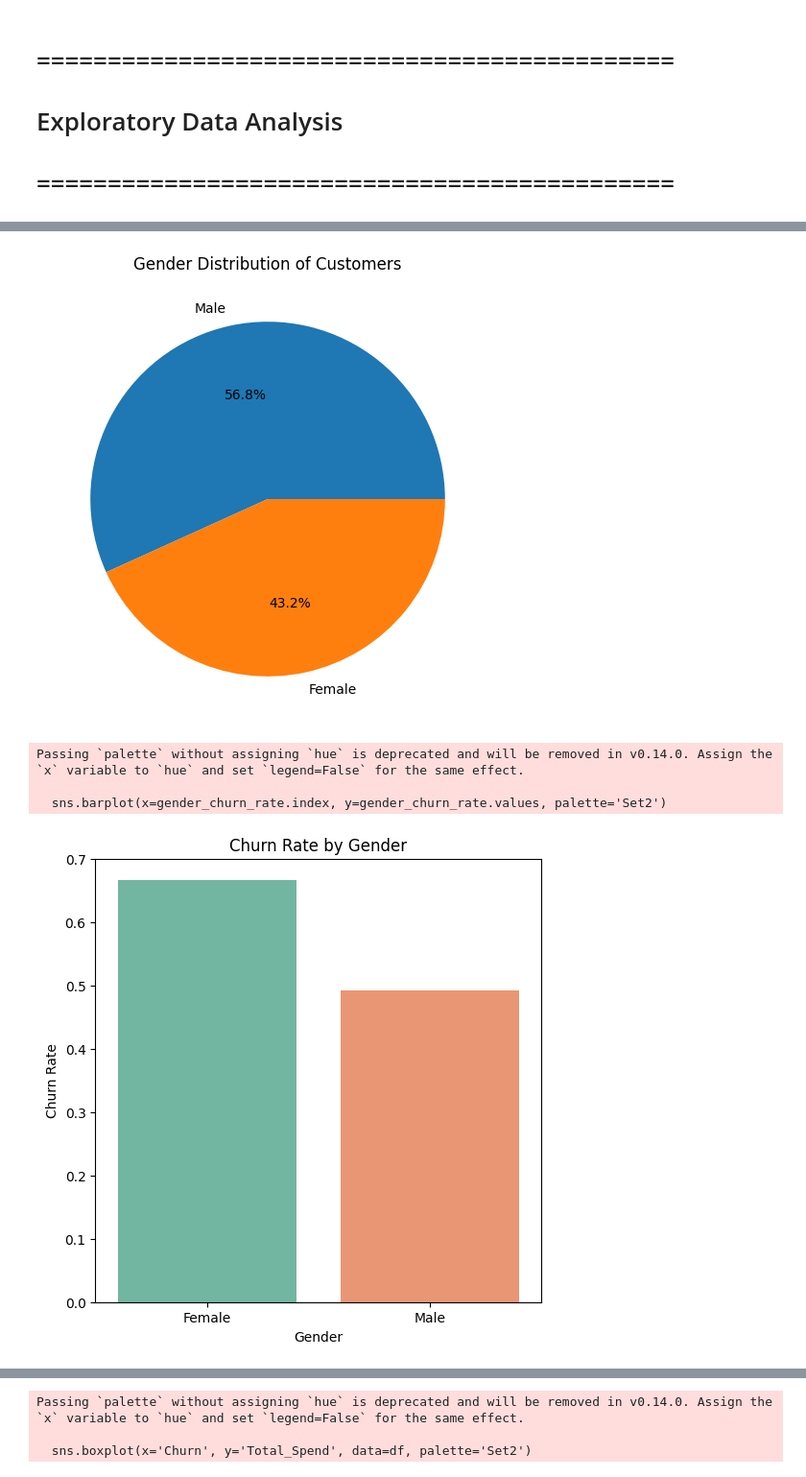
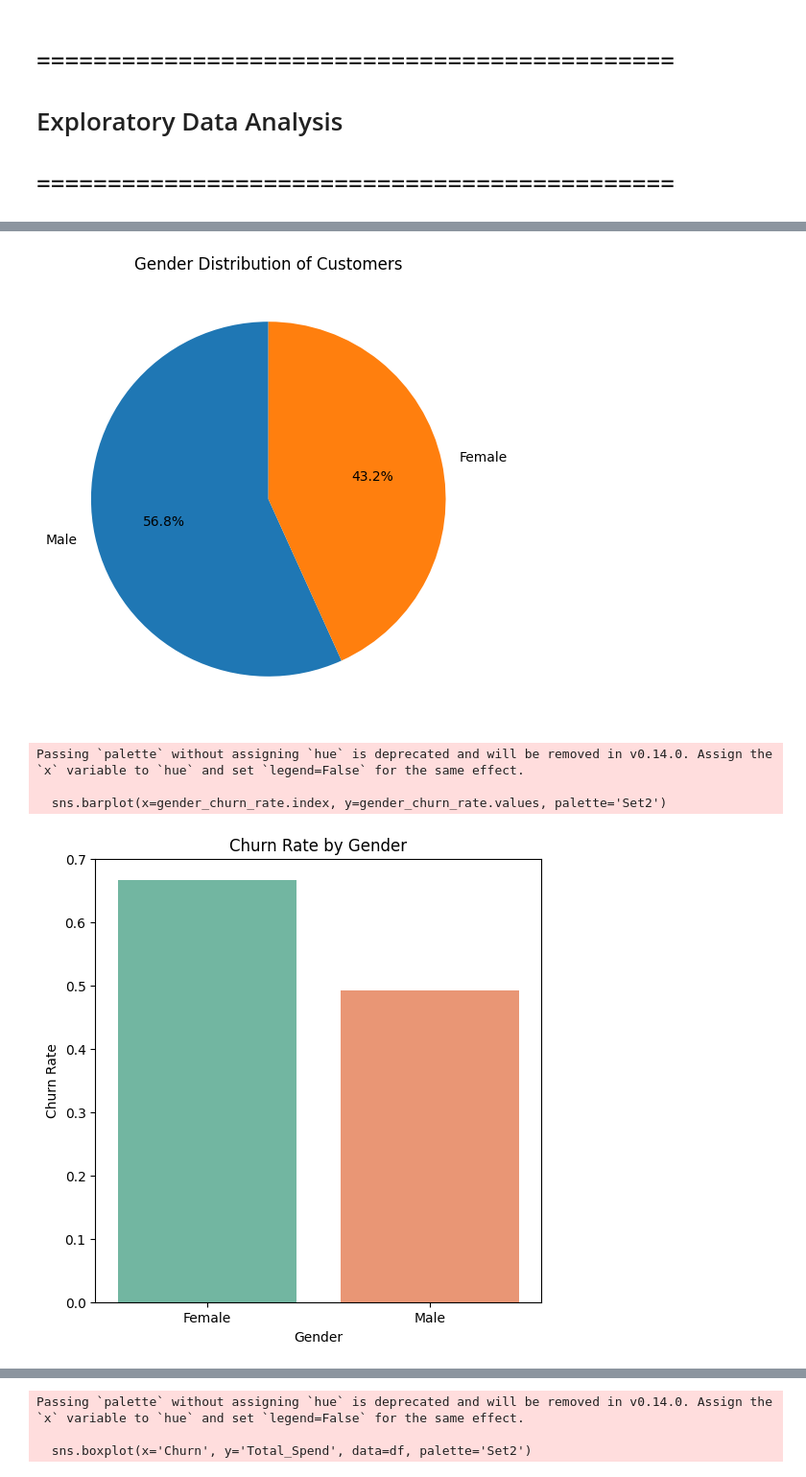
Before and after one commit to RaisunLakra/churn-Rate-Prediction, a Jupyter notebook: Notebook/Untitled.ipynb, the cells around one changed output, grey strips where cells are left out. Shown at 96% size. Saved outputs shown, nothing was run; the diff lists cells and outputs as text; code cells hidden in the pictures.

Commit message:
Included meaningfull insights for eda and save the images

```diff
--- a/Notebook/Untitled.ipynb
+++ b/Notebook/Untitled.ipynb
@@ -290,22 +337,38 @@ Passing `palette` without assigning `hue` is deprecated and will be removed in v
-# %%
-plt.figure(figsize=(6, 6))
-gender_counts = df['Gender'].value_counts()
-plt.pie(gender_counts, labels=gender_counts.index, autopct='%1.1f%%')
-plt.title('Gender Distribution of Customers')
-plt.show()
-# %% [output]
-[figure, removed]
-# %%
-gender_churn_rate = df.groupby('Gender')['Churn'].mean()
-
-plt.figure(figsize=(6, 6))
-sns.barplot(x=gender_churn_rate.index, y=gender_churn_rate.values, palette='Set2')
-plt.xlabel('Gender')
-plt.ylabel('Churn Rate')
-plt.title('Churn Rate by Gender')
-plt.show()
-# %% [output]
-Passing `palette` without assigning `hue` is deprecated and will be removed in v0.14.0. Assign the `x` variable to `hue` and set `legend=False` for the same effect.
-
-  sns.barplot(x=gender_churn_rate.index, y=gender_churn_rate.values, palette='Set2')
-[figure, removed]
+# %%
+# Gender Distribution Plot
+plt.figure(figsize=(6, 6))
+gender_counts = df['Gender'].value_counts()
+plt.pie(gender_counts, labels=gender_counts.index, autopct='%1.1f%%', startangle=90)
+plt.title('Gender Distribution of Customers')
+plt.savefig('../images/gender_distribution.png')
+plt.show()
+
+# Churn Rate by Gender Plot
+gender_churn_rate = df.groupby('Gender')['Churn'].mean()
+
+plt.figure(figsize=(6, 6))
+sns.barplot(x=gender_churn_rate.index, y=gender_churn_rate.values, palette='Set2')
+plt.xlabel('Gender')
+plt.ylabel('Churn Rate')
+plt.title('Churn Rate by Gender')
+plt.savefig('../images/churn_rate_by_gender.png')
+plt.show()
+
+# Print Gender Distribution (Count and Percentage)
+print("Gender Distribution:\n")
+gender_percent = df['Gender'].value_counts(normalize=True) * 100
+gender_dist_df = pd.DataFrame({
+    'Count': gender_counts,
+    'Percentage': gender_percent.round(2)
+})
+print(gender_dist_df)
+
+# Print Churn Rate by Gender
+print("\nChurn Rate by Gender:\n")
+print(gender_churn_rate.round(4))
+# %% [output]
+[figure, added]
+Passing `palette` without assigning `hue` is deprecated and will be removed in v0.14.0. Assign the `x` variable to `hue` and set `legend=False` for the same effect.
+
+  sns.barplot(x=gender_churn_rate.index, y=gender_churn_rate.values, palette='Set2')
+[figure, added]
```
Also changed, not shown: parts of 62 cells of this notebook, 17 other files.
